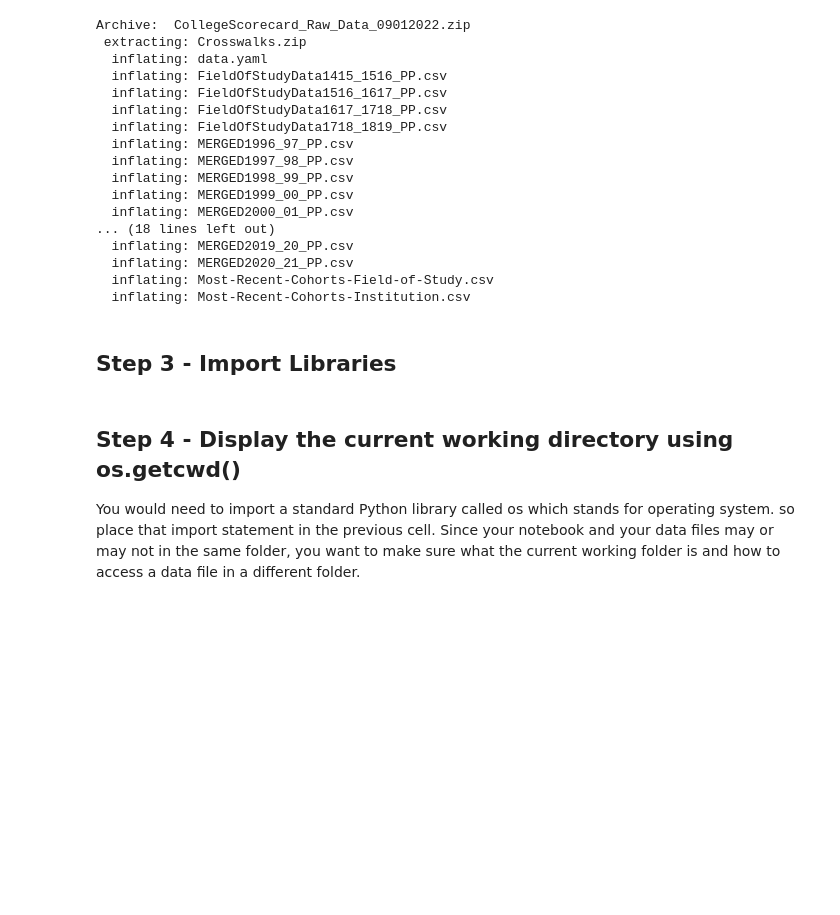
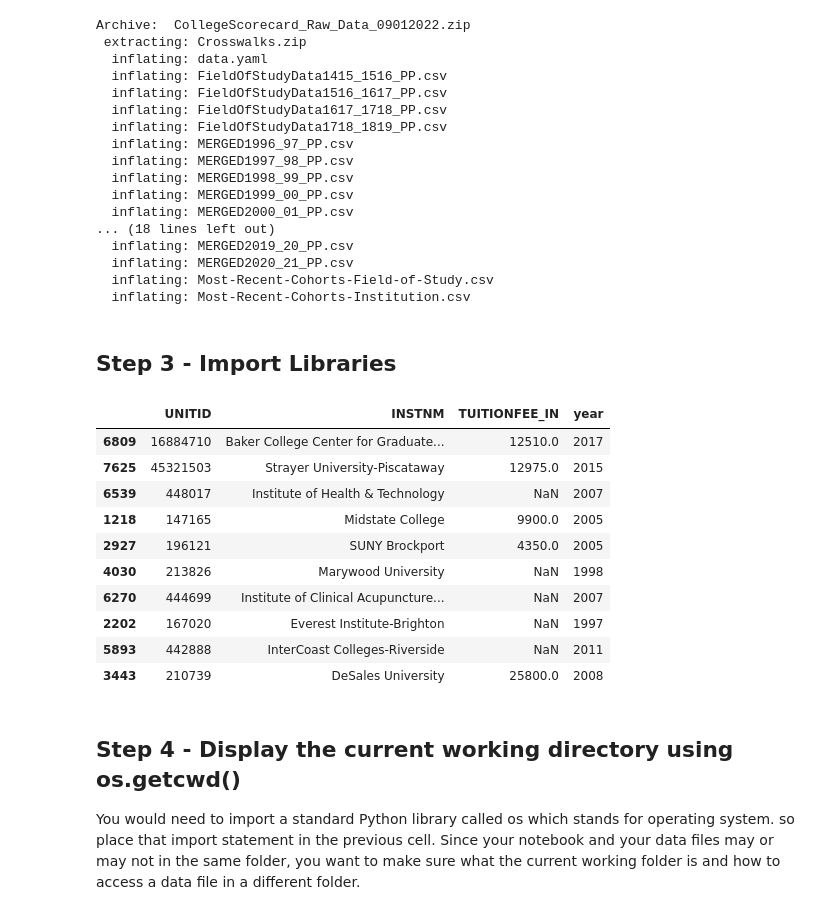
Before and after one commit to arthik1699/DATA690_Data_Visulaization_Statistics, a Jupyter notebook: Assignment_06/assignments/assignment_06_colleges2/assignment_06.ipynb, the cells around one changed output. Saved outputs shown, nothing was run; the diff lists cells and outputs as text; code cells hidden in the pictures; blank space fills up the shorter version.

```diff
--- a/Assignment_06/assignments/assignment_06_colleges2/assignment_06.ipynb
+++ b/Assignment_06/assignments/assignment_06_colleges2/assignment_06.ipynb
@@ -76,3 +78,77 @@ Archive:  CollegeScorecard_Raw_Data_09012022.zip
+# %%
+# This is not a good practice. A lot of repetitions.
+# Not recommended
+
+df_2020 = pd.read_csv("/content/MERGED2020_21_PP.csv", usecols=['UNITID', 'INSTNM', 'TUITIONFEE_IN'])
+df_2020["year"] = 2020
+df_2019 = pd.read_csv("/content/MERGED2019_20_PP.csv", usecols=['UNITID', 'INSTNM', 'TUITIONFEE_IN'])
+df_2019["year"] = 2019
+df_2018 = pd.read_csv("/content/MERGED2018_19_PP.csv", usecols=['UNITID', 'INSTNM', 'TUITIONFEE_IN'])
+df_2018["year"] = 2018
+df_2017 = pd.read_csv("/content/MERGED2017_18_PP.csv", usecols=['UNITID', 'INSTNM', 'TUITIONFEE_IN'])
+df_2017["year"] = 2017
+df_2016 = pd.read_csv("/content/MERGED2016_17_PP.csv", usecols=['UNITID', 'INSTNM', 'TUITIONFEE_IN'])
+df_2016["year"] = 2016
+df_2015 = pd.read_csv("/content/MERGED2015_16_PP.csv", usecols=['UNITID', 'INSTNM', 'TUITIONFEE_IN'])
+df_2015["year"] = 2015
+df_2014 = pd.read_csv("/content/MERGED2014_15_PP.csv", usecols=['UNITID', 'INSTNM', 'TUITIONFEE_IN'])
+df_2014["year"] = 2014
+df_2013 = pd.read_csv("/content/MERGED2013_14_PP.csv", usecols=['UNITID', 'INSTNM', 'TUITIONFEE_IN'])
+df_2013["year"] = 2013
+df_2012 = pd.read_csv("/content/MERGED2012_13_PP.csv", usecols=['UNITID', 'INSTNM', 'TUITIONFEE_IN'])
+df_2012["year"] = 2012
+df_2011 = pd.read_csv("/content/MERGED2011_12_PP.csv", usecols=['UNITID', 'INSTNM', 'TUITIONFEE_IN'])
+df_2011["year"] = 2011
+df_2010 = pd.read_csv("/content/MERGED2010_11_PP.csv", usecols=['UNITID', 'INSTNM', 'TUITIONFEE_IN'])
+df_2010["year"] = 2010
+df_2009 = pd.read_csv("/content/MERGED2009_10_PP.csv", usecols=['UNITID', 'INSTNM', 'TUITIONFEE_IN'])
+df_2009["year"] = 2009
+df_2008 = pd.read_csv("/content/MERGED2008_09_PP.csv", usecols=['UNITID', 'INSTNM', 'TUITIONFEE_IN'])
+df_2008["year"] = 2008
+df_2007 = pd.read_csv("/content/MERGED2007_08_PP.csv", usecols=['UNITID', 'INSTNM', 'TUITIONFEE_IN'])
+df_2007["year"] = 2007
+df_2006 = pd.read_csv("/content/MERGED2006_07_PP.csv", usecols=['UNITID', 'INSTNM', 'TUITIONFEE_IN'])
+df_2006["year"] = 2006
+df_2005 = pd.read_csv("/content/MERGED2005_06_PP.csv", usecols=['UNITID', 'INSTNM', 'TUITIONFEE_IN'])
+df_2005["year"] = 2005
+df_2004 = pd.read_csv("/content/MERGED2004_05_PP.csv", usecols=['UNITID', 'INSTNM', 'TUITIONFEE_IN'])
+df_2004["year"] = 2004
+df_2003 = pd.read_csv("/content/MERGED2003_04_PP.csv", usecols=['UNITID', 'INSTNM', 'TUITIONFEE_IN'])
+df_2003["year"] = 2003
+df_2002 = pd.read_csv("/content/MERGED2002_03_PP.csv", usecols=['UNITID', 'INSTNM', 'TUITIONFEE_IN'])
+df_2002["year"] = 2002
+df_2001 = pd.read_csv("/content/MERGED2001_02_PP.csv", usecols=['UNITID', 'INSTNM', 'TUITIONFEE_IN'])
+df_2001["year"] = 2001
+df_2000 = pd.read_csv("/content/MERGED2000_01_PP.csv", usecols=['UNITID', 'INSTNM', 'TUITIONFEE_IN'])
+df_2000["year"] = 2000
+df_1999 = pd.read_csv("/content/MERGED1999_00_PP.csv", usecols=['UNITID', 'INSTNM', 'TUITIONFEE_IN'])
+df_1999["year"] = 1999
+df_1998 = pd.read_csv("/content/MERGED1998_99_PP.csv", usecols=['UNITID', 'INSTNM', 'TUITIONFEE_IN'])
+df_1998["year"] = 1998
+df_1997 = pd.read_csv("/content/MERGED1997_98_PP.csv", usecols=['UNITID', 'INSTNM', 'TUITIONFEE_IN'])
+df_1997["year"] = 1997
+df_1996 = pd.read_csv("/content/MERGED1996_97_PP.csv", usecols=['UNITID', 'INSTNM', 'TUITIONFEE_IN'])
+df_1996["year"] = 1996
+
+
+#.... (more code)
+# df_2020 = pd.read_csv("/content/MERGED2020_21_PP.csv")
+# df_all = pd.concat([df_1996, df_1997, ...., df_2020])
+df_all = pd.concat([df_2020, df_2019, df_2018, df_2017, df_2018, df_2017, df_2016, df_2015, df_2014, df_2013, df_2012, df_2011, df_2010, df_2009, df_2008, df_2007, df_2006, df_2005, df_2004, df_2003, df_2002, df_2001, df_2000, df_1999, df_1998, df_1997, df_1996])
+
+df_all.sample(10)
+# %% [output]
+|  | UNITID | INSTNM | TUITIONFEE_IN | year |
+| 6809 | 16884710 | Baker College Center for Graduate... | 12510.0 | 2017 |
+| 7625 | 45321503 | Strayer University-Piscataway | 12975.0 | 2015 |
+| 6539 | 448017 | Institute of Health & Technology | NaN | 2007 |
+| 1218 | 147165 | Midstate College | 9900.0 | 2005 |
+| 2927 | 196121 | SUNY Brockport | 4350.0 | 2005 |
+| 4030 | 213826 | Marywood University | NaN | 1998 |
+| 6270 | 444699 | Institute of Clinical Acupuncture... | NaN | 2007 |
+| 2202 | 167020 | Everest Institute-Brighton | NaN | 1997 |
+| 5893 | 442888 | InterCoast Colleges-Riverside | NaN | 2011 |
+| 3443 | 210739 | DeSales University | 25800.0 | 2008 |
 # %% [markdown]
 ## Step 4 - Display the current working directory using os.getcwd()
 
```
Also changed, not shown: parts of 42 cells of this notebook.
